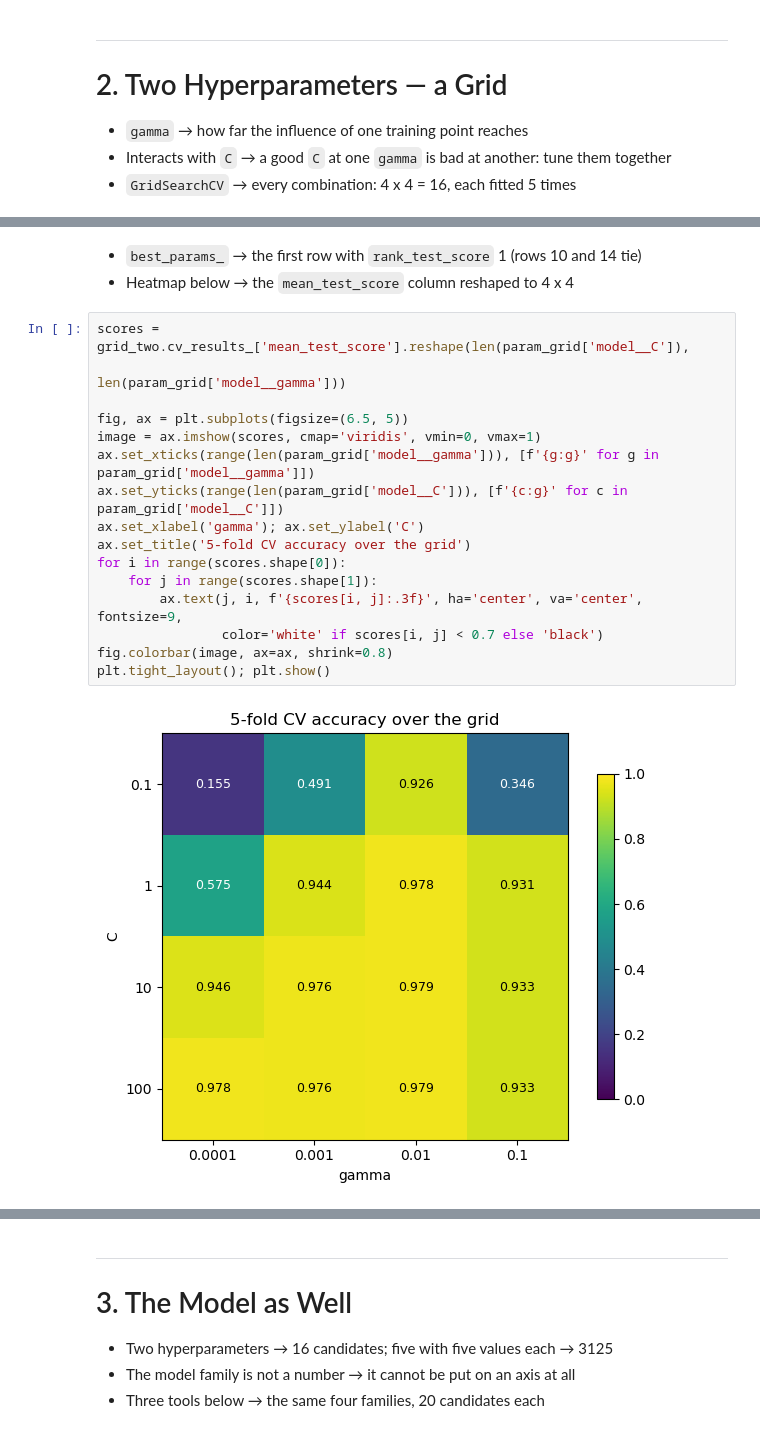
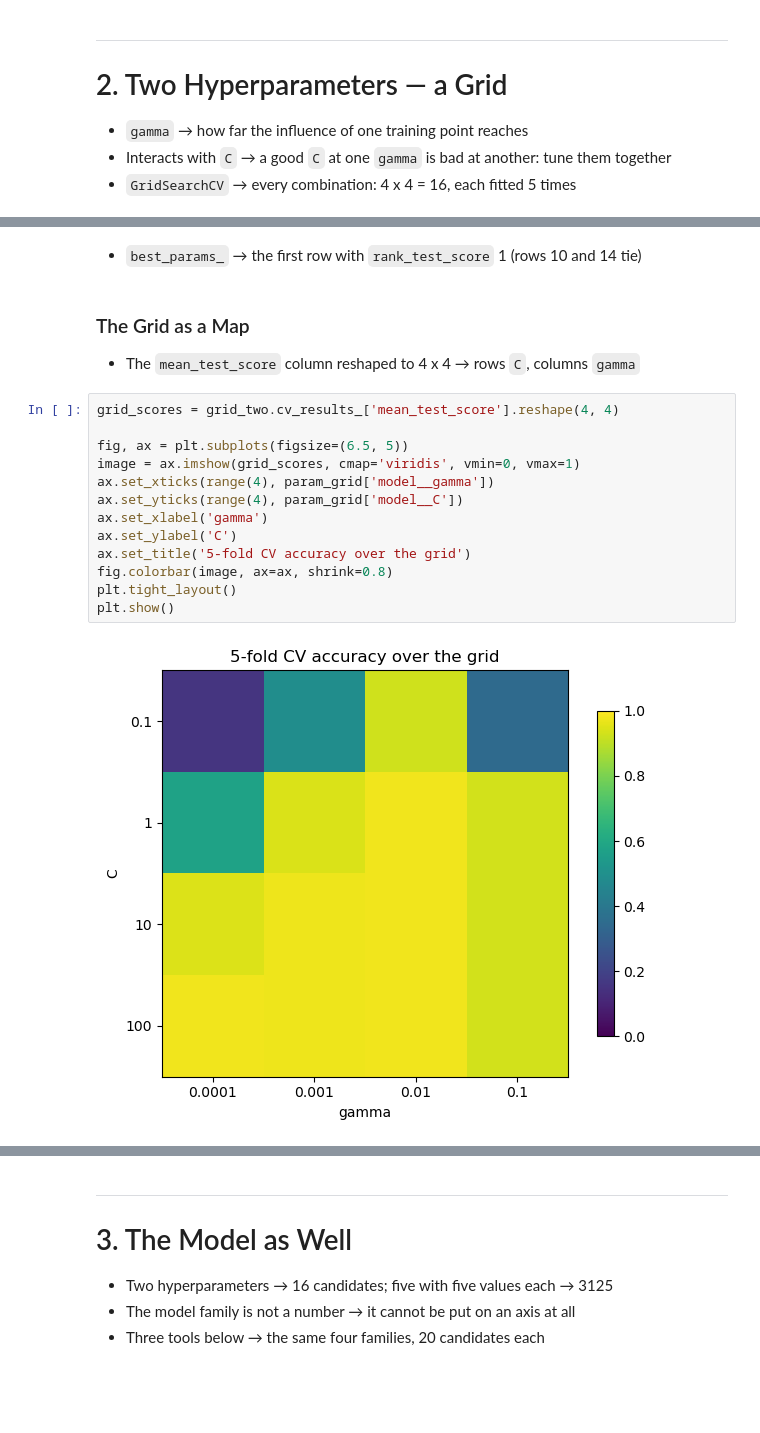
Before and after one commit to jongmoonha/AI-ME-Practice, a Jupyter notebook: Practice05_AutoML.ipynb, the cells around one changed output, grey strips where cells are left out. Cells and saved outputs as stored; diff of their text form; blank space fills up the shorter version.

```diff
--- a/Practice05_AutoML.ipynb
+++ b/Practice05_AutoML.ipynb
@@ -174,22 +207,22 @@ display(results_two[['param_model__C', 'param_model__gamma',
 # %% [markdown]
 - `best_params_` → the first row with `rank_test_score` 1 (rows 10 and 14 tie)
-- Heatmap below → the `mean_test_score` column reshaped to 4 x 4
+# %% [markdown]
+### The Grid as a Map
+
+- The `mean_test_score` column reshaped to 4 x 4 → rows `C`, columns `gamma`
 # %%
-scores = grid_two.cv_results_['mean_test_score'].reshape(len(param_grid['model__C']),
-                                                         len(param_grid['model__gamma']))
+grid_scores = grid_two.cv_results_['mean_test_score'].reshape(4, 4)
 
 fig, ax = plt.subplots(figsize=(6.5, 5))
-image = ax.imshow(scores, cmap='viridis', vmin=0, vmax=1)
-ax.set_xticks(range(len(param_grid['model__gamma'])), [f'{g:g}' for g in param_grid['model__gamma']])
-ax.set_yticks(range(len(param_grid['model__C'])), [f'{c:g}' for c in param_grid['model__C']])
-ax.set_xlabel('gamma'); ax.set_ylabel('C')
+image = ax.imshow(grid_scores, cmap='viridis', vmin=0, vmax=1)
+ax.set_xticks(range(4), param_grid['model__gamma'])
+ax.set_yticks(range(4), param_grid['model__C'])
+ax.set_xlabel('gamma')
+ax.set_ylabel('C')
 ax.set_title('5-fold CV accuracy over the grid')
-for i in range(scores.shape[0]):
-    for j in range(scores.shape[1]):
-        ax.text(j, i, f'{scores[i, j]:.3f}', ha='center', va='center', fontsize=9,
-                color='white' if scores[i, j] < 0.7 else 'black')
 fig.colorbar(image, ax=ax, shrink=0.8)
-plt.tight_layout(); plt.show()
+plt.tight_layout()
+plt.show()
 # %% [output]
-[figure, old version]
+[figure, new version]
 # %% [markdown]
```
Also changed, not shown: parts of 45 cells of this notebook, 1 other file.
